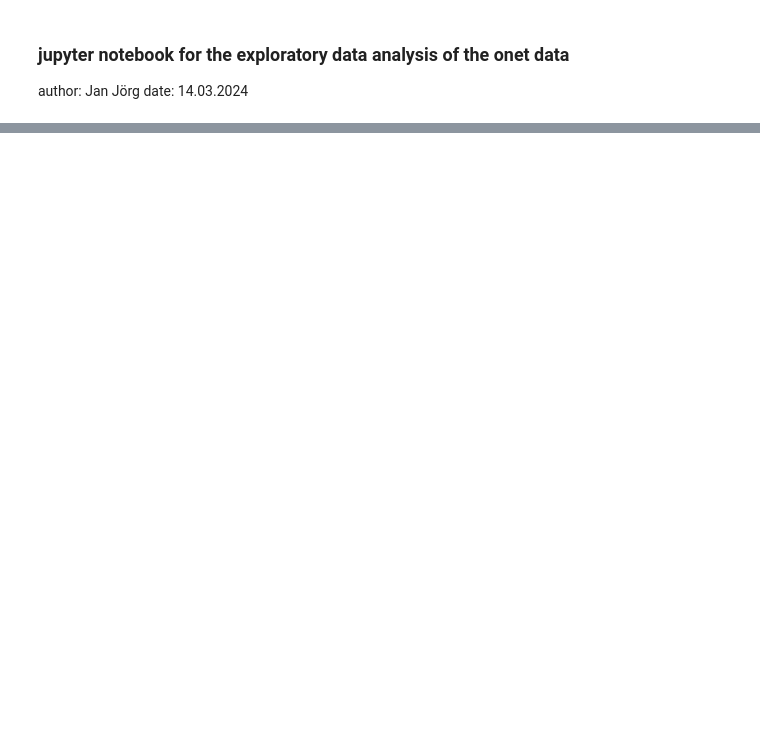
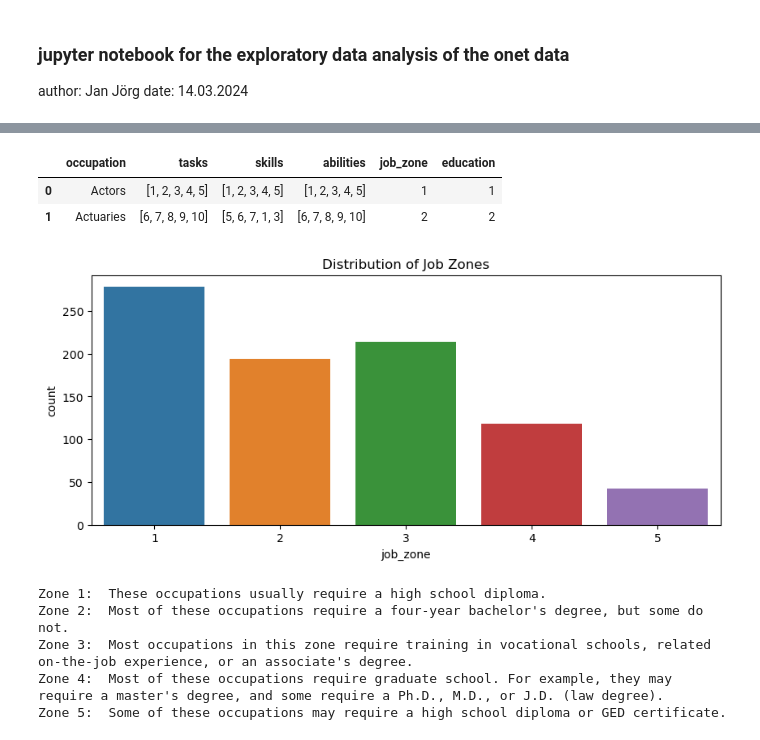
Before and after one commit to joergjan/bachelorarbeit, a Jupyter notebook: 04_eda.ipynb, the cells around one changed output, grey strips where cells are left out. Cells and saved outputs as stored; diff of their text form; code cells hidden in the pictures; blank space fills up the shorter version.

```diff
--- a/04_eda.ipynb
+++ b/04_eda.ipynb
@@ -30,0 +14,12 @@ NameError: name 'df' is not defined
+# %%
+dbname = get_database()
+collection = dbname["with_id"]
+education = dbname["education"]
+job_zone = dbname["job_zone"]
+
+documents = collection.find()
+education =  pd.DataFrame(list(education.find()))
+job_zone = pd.DataFrame(list(job_zone.find()))
+df = pd.DataFrame(list(documents))
+
+df.head(2)
@@ -30,0 +30,28 @@ NameError: name 'df' is not defined
+# %%
+cols_to_remove = ["knowledge", "work_activities","detailed_work_activities","interests","work_styles","work_values","isco08","Name_de","_id","work_context"]
+
+df = df.drop(cols_to_remove, axis=1)
+
+df.head(2)
+# %% [output]
+|  | occupation | tasks | skills | abilities | job_zone | education |
+| 0 | Actors | [1, 2, 3, 4, 5] | [1, 2, 3, 4, 5] | [1, 2, 3, 4, 5] | 1 | 1 |
+| 1 | Actuaries | [6, 7, 8, 9, 10] | [5, 6, 7, 1, 3] | [6, 7, 8, 9, 10] | 2 | 2 |
+# %%
+df['education'] = df['education'].astype(int)
+df['job_zone'] = df['job_zone'].astype(int)
+# %%
+plt.figure(figsize=(10, 4))
+sns.countplot(data=df, x='job_zone')
+plt.title('Distribution of Job Zones')
+plt.show()
+
+for i, row in job_zone.iterrows():
+    print(f"Zone {row['job_zone_id']}:  {row['education']}")
+# %% [output]
+[figure, added]
+Zone 1:  These occupations usually require a high school diploma.
+Zone 2:  Most of these occupations require a four-year bachelor's degree, but some do not.
+Zone 3:  Most occupations in this zone require training in vocational schools, related on-the-job experience, or an associate's degree.
+Zone 4:  Most of these occupations require graduate school. For example, they may require a master's degree, and some require a Ph.D., M.D., or J.D. (law degree).
+Zone 5:  Some of these occupations may require a high school diploma or GED certificate.
```
Also changed, not shown: parts of 8 cells of this notebook, 3 other files.
